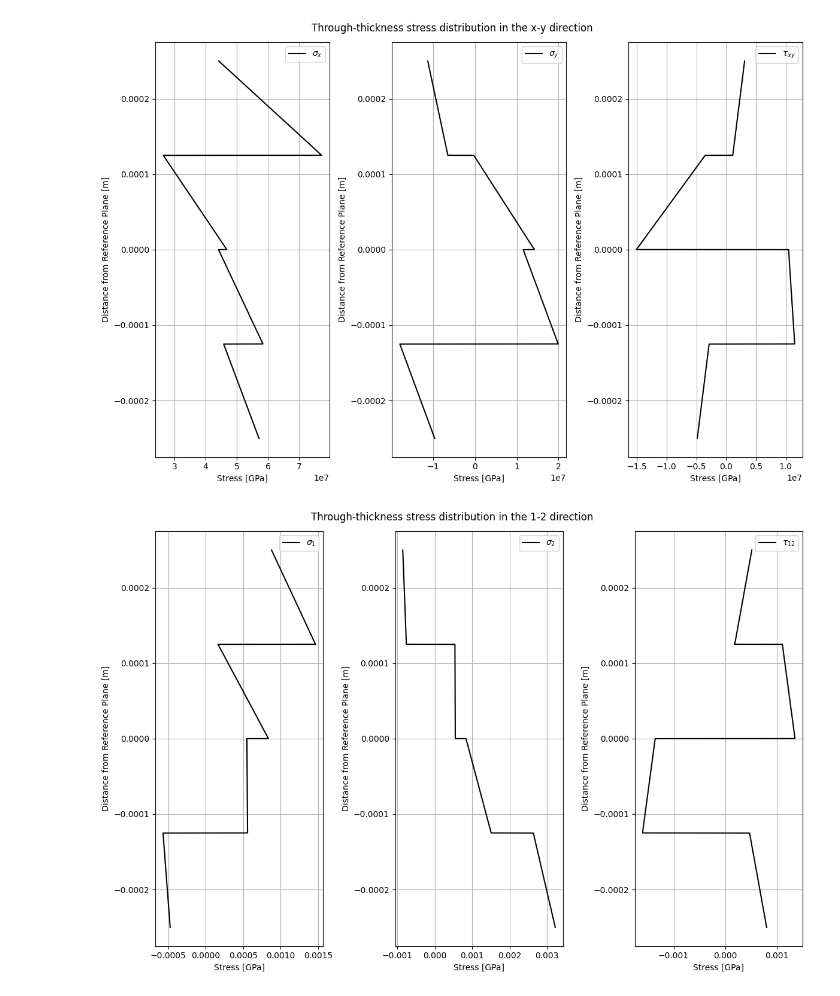
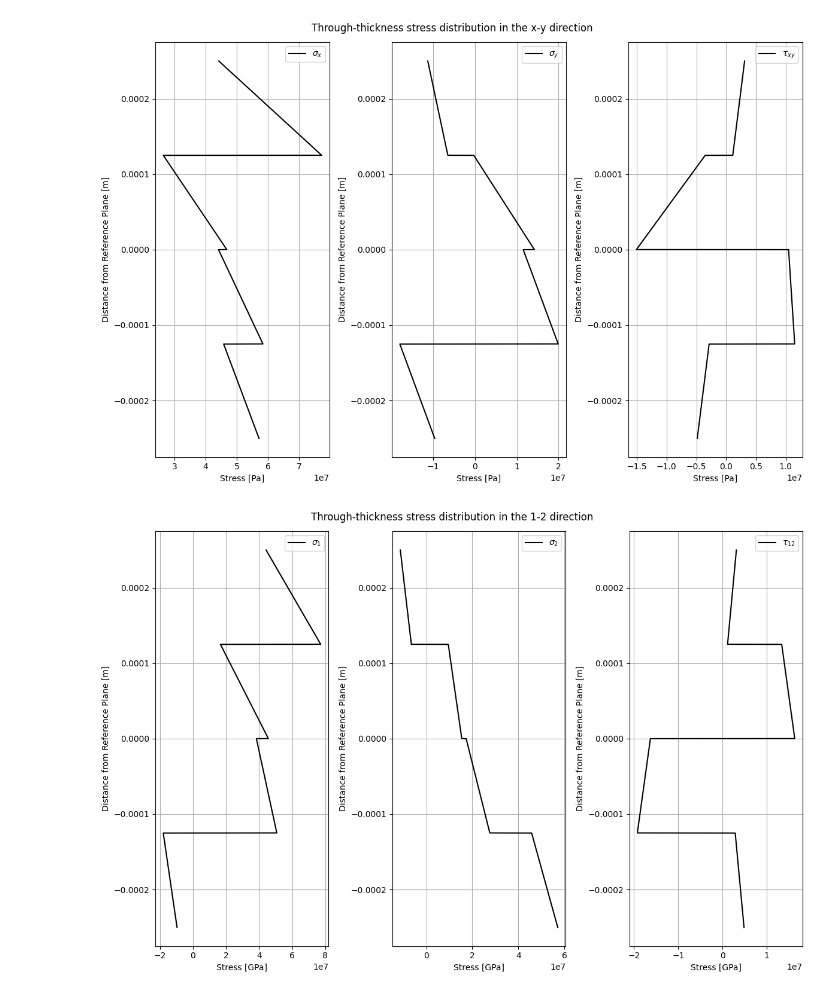
Before and after one commit to Bh00fie/CW3-Composites, a Jupyter notebook: CW3.ipynb, the cells around one changed output. Saved outputs shown, nothing was run; the diff lists cells and outputs as text; code cells hidden in the pictures.

```diff
--- a/CW3.ipynb
+++ b/CW3.ipynb
@@ -156,10 +156,10 @@ sigmax = [] # Storing Stresses in the X direction
 sigmay = [] # Storing Stresses in the Y direction
 tauxy = [] # Storing Stresses in the XY direction
 
-mario = np.array([[sigmax], [sigmay], [tauxy]])
+divisions = 1e3
 
 for i in range(len(laminate_config)):  # Loop through each ply
-    for k in np.arange(0, position[-2], position[-2]/1e3):
+    for k in np.arange(0, position[-2], position[-2]/divisions):
         z = position[i] + k
         strain = e_o + z * k_o
         temp_stress = np.dot(Qbar_list[i], strain)  # [z[i] + k]*[Qbar]
@@ -177,7 +177,7 @@ axs[1].plot(sigmay, distance, label=r'$\sigma_{y}$', color='black')
 axs[2].plot(tauxy, distance, label=r'$\tau_{xy}$', color='black')
 for ax in axs.flat:
     ax.grid(True)
-    ax.set_xlabel('Stress [GPa]')
+    ax.set_xlabel('Stress [Pa]')
     ax.set_ylabel('Distance from Reference Plane [m]')
     ax.legend()
 
@@ -188,32 +188,32 @@ plt.show()
 # %%
 #Stresses List in 1-2 Direction
 sigma1 = []
 sigma2 = []
 tau12 = []
 
 for i in range(len(laminate_config)):  # Loop through each ply
-    for k in np.arange(0, position[-2], position[-2]/1e3):
+    for k in np.arange(0, position[-2], position[-2]/divisions):
         z = position[i] + k
         strain = e_o + z * k_o
-
-        transformed_stress = np.dot(T_list[i], strain)    # Temporary stress transformed back to 12 coordinates
+        temp_stress = np.dot(Qbar_list[i], strain)  # [z[i] + k]*[Qbar]
+        transformed_stress = np.dot(T_list[i], temp_stress)    # Temporary stress transformed back to 12 coordinates
         sigma1.append(transformed_stress[0])
         sigma2.append(transformed_stress[1])
         tau12.append(transformed_stress[2])
 
 #Plotting the Graph
 fig, axs = plt.subplots(1, 3, figsize=(12, 8))
 fig.suptitle('Through-thickness stress distribution in the 1-2 direction')
 axs[0].plot(sigma1, distance, label=r'$\sigma_{1}$', color='black')
 axs[1].plot(sigma2, distance, label=r'$\sigma_{2}$', color='black')
 axs[2].plot(tau12, distance, label=r'$\tau_{12}$', color='black')
 for ax in axs.flat:
     ax.grid(True)
     ax.set_xlabel('Stress [GPa]')
     ax.set_ylabel('Distance from Reference Plane [m]')
     ax.legend()
 
 plt.tight_layout()
 plt.show()
 # %% [output]
-[figure, old version]
+[figure, new version]
```
Also changed, not shown: 2 other files.
